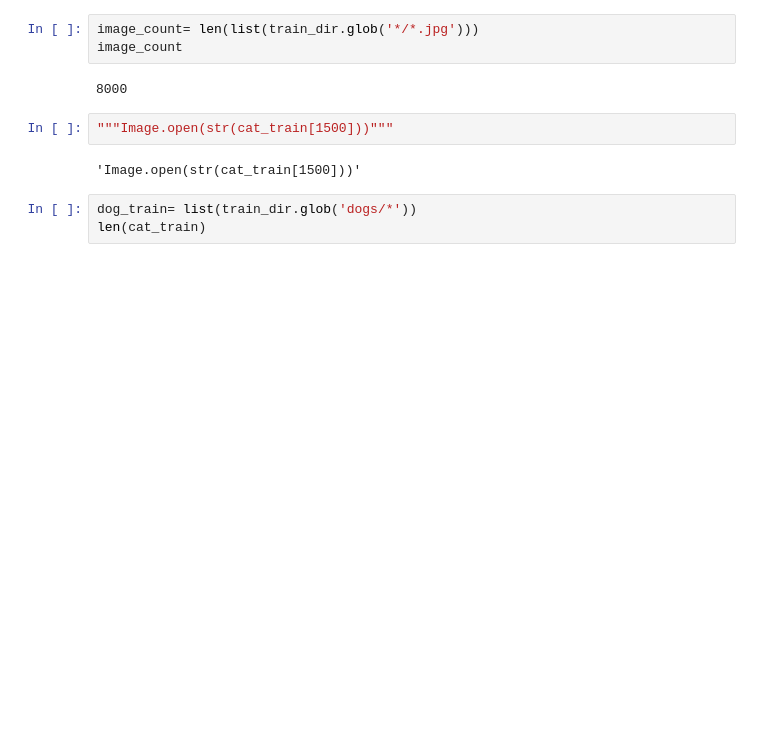
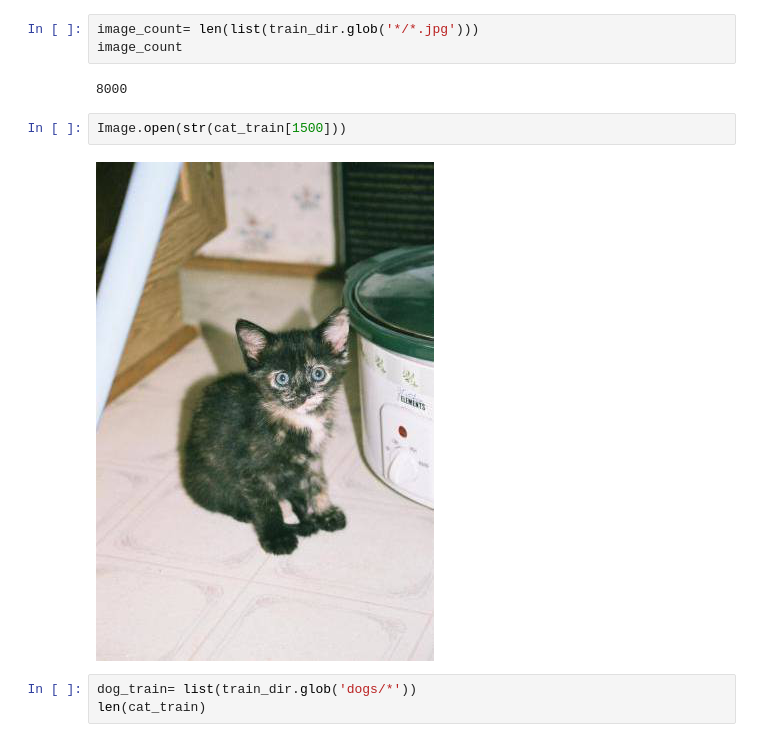
Before and after one commit to Rahulraj31/Dogs_vs_Cat_Classification, a Jupyter notebook: Dogs_vs_Cat.ipynb, the cells around one changed output. Cells and saved outputs as stored; diff of their text form; blank space fills up the shorter version.

```diff
--- a/Dogs_vs_Cat.ipynb
+++ b/Dogs_vs_Cat.ipynb
@@ -52,9 +53,9 @@ image_count
 # %% [output]
 8000
 # %%
-"""Image.open(str(cat_train[1500]))"""
+Image.open(str(cat_train[1500]))
 # %% [output]
-'Image.open(str(cat_train[1500]))'
+[figure, added]
 # %%
 dog_train= list(train_dir.glob('dogs/*'))
 len(cat_train)
```
Also changed, not shown: parts of 18 cells of this notebook.
